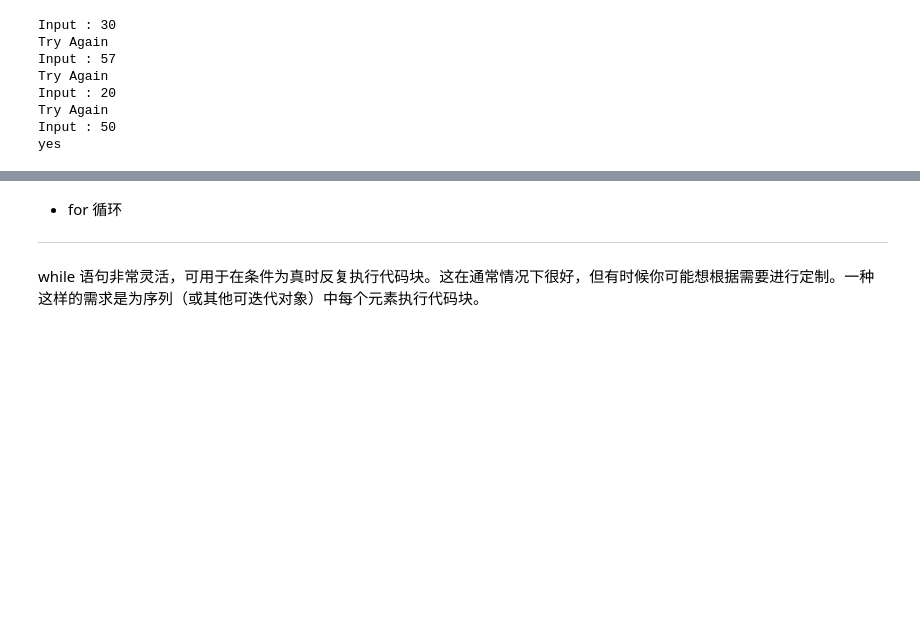
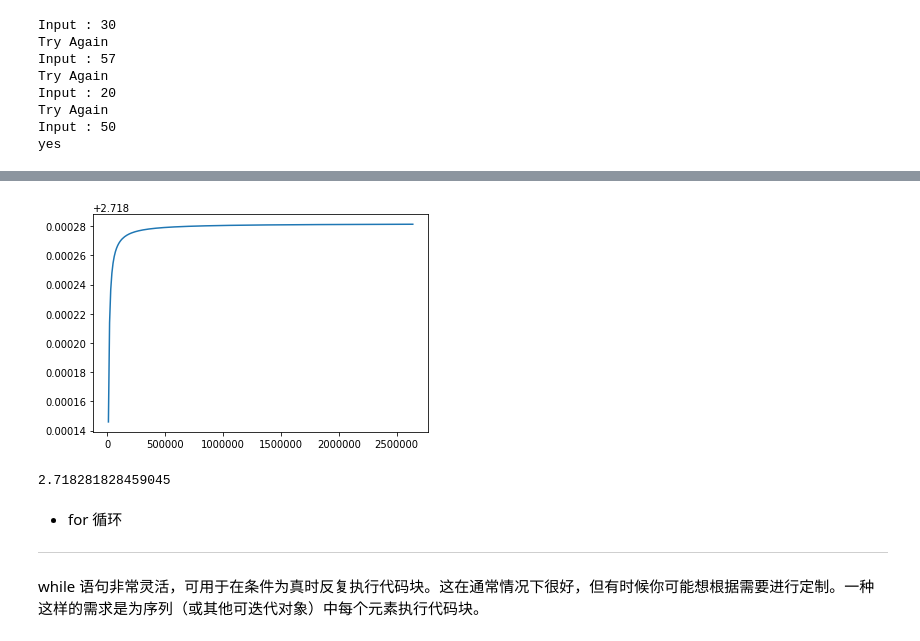
Before and after one commit to gaolizh/DataMiningExperiments, a Jupyter notebook: ch02_python基础知识.ipynb, the cells around one changed output, grey strips where cells are left out. Drawn from its saved outputs; the diff is of its cells as text; code cells hidden in the pictures; blank space fills up the shorter version.

```diff
--- a/ch02_python基础知识.ipynb
+++ b/ch02_python基础知识.ipynb
@@ -1472,0 +1475,16 @@ yes
+# %%
+error_threhold = 1e-20
+error = float('inf')
+
+i = 1
+lst_i = []
+lst_e = []
+while error > error_threhold:
+    old_e = (1+1/i)**i
+    i += 1
+    new_e = (1+1/i)**i
+    error = abs(new_e - old_e)
+    if i % 10000 == 0:
+        lst_i.append(i)
+        lst_e.append(new_e)
+        print('i = {i}, error = {error}, e = {e}'.format(i=i, error=error, e=new_e))
@@ -1472,0 +1511,5 @@ yes
+# %%
+plt.plot(lst_i, lst_e)
+plt.show()
+# %% [output]
+[figure, added]
@@ -1473,3 +1518,7 @@ yes
+# %%
+e
+# %% [output]
+2.718281828459045
 # %% [markdown]
 * for 循环
 
```
Also changed, not shown: parts of 4 cells of this notebook, 2 other files.
